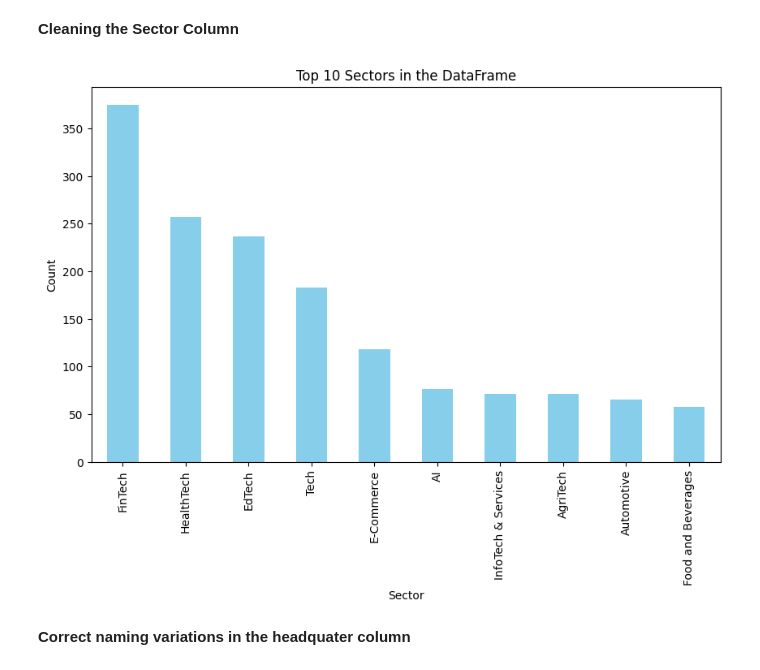
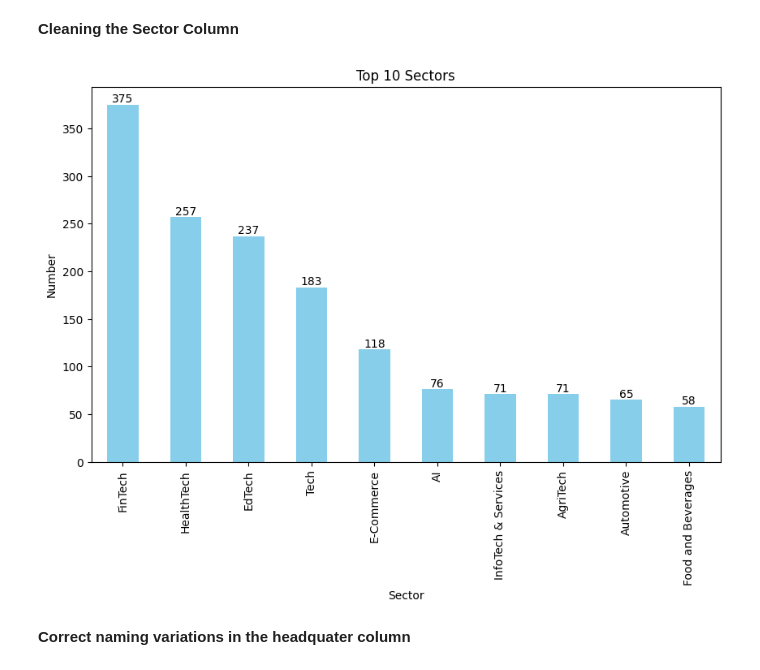
Before and after one commit to MurithiDenisGitobu/EDA-Indian-Startup-Funding, a Jupyter notebook: LP1_Project.ipynb.ipynb, the cells around one changed output. Cells and saved outputs as stored; diff of their text form; code cells hidden in the pictures.

```diff
--- a/LP1_Project.ipynb.ipynb
+++ b/LP1_Project.ipynb.ipynb
@@ -562,18 +562,20 @@ df['sector'] = df['sector'].replace({
 # %%
 top_sectors_counts = df['sector'].value_counts().head(10)
 
 # Plotting the bar chart
 ax = top_sectors_counts.plot(kind='bar', figsize=(10, 6), color='skyblue')
+for i, count in enumerate(top_sectors_counts):
+    ax.text(i, count + 0.1, str(count), ha='center', va='bottom')
 
 # Adding labels
 ax.set_xlabel('Sector')
-ax.set_ylabel('Count')
-ax.set_title('Top 10 Sectors in the DataFrame')
+ax.set_ylabel('Number')
+ax.set_title('Top 10 Sectors')
 
 # Displaying the plot
 plt.show()
 # %% [output]
-[figure, old version]
+[figure, new version]
 # %% [markdown]
 **Correct naming variations in the headquater column**
 # %%
```
Also changed, not shown: parts of 1 cell of this notebook.
